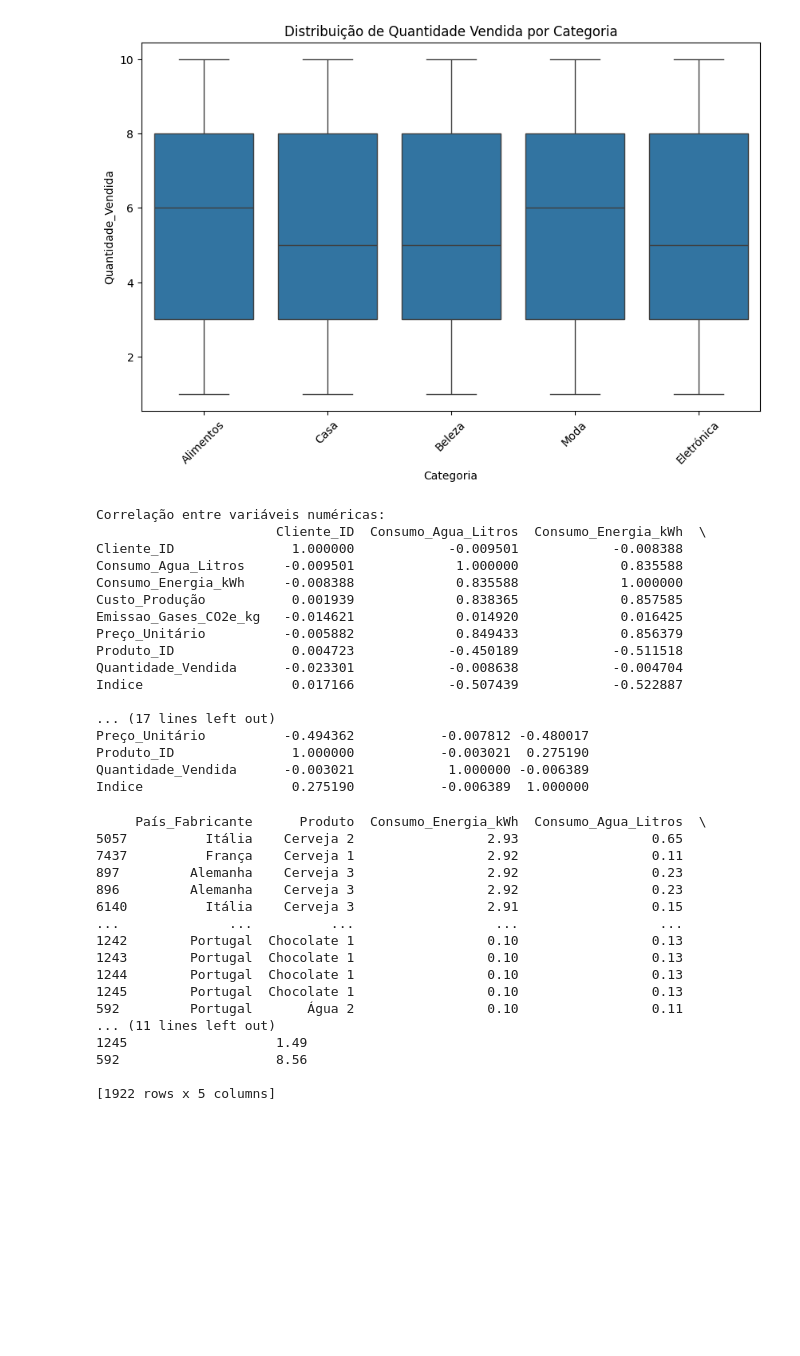
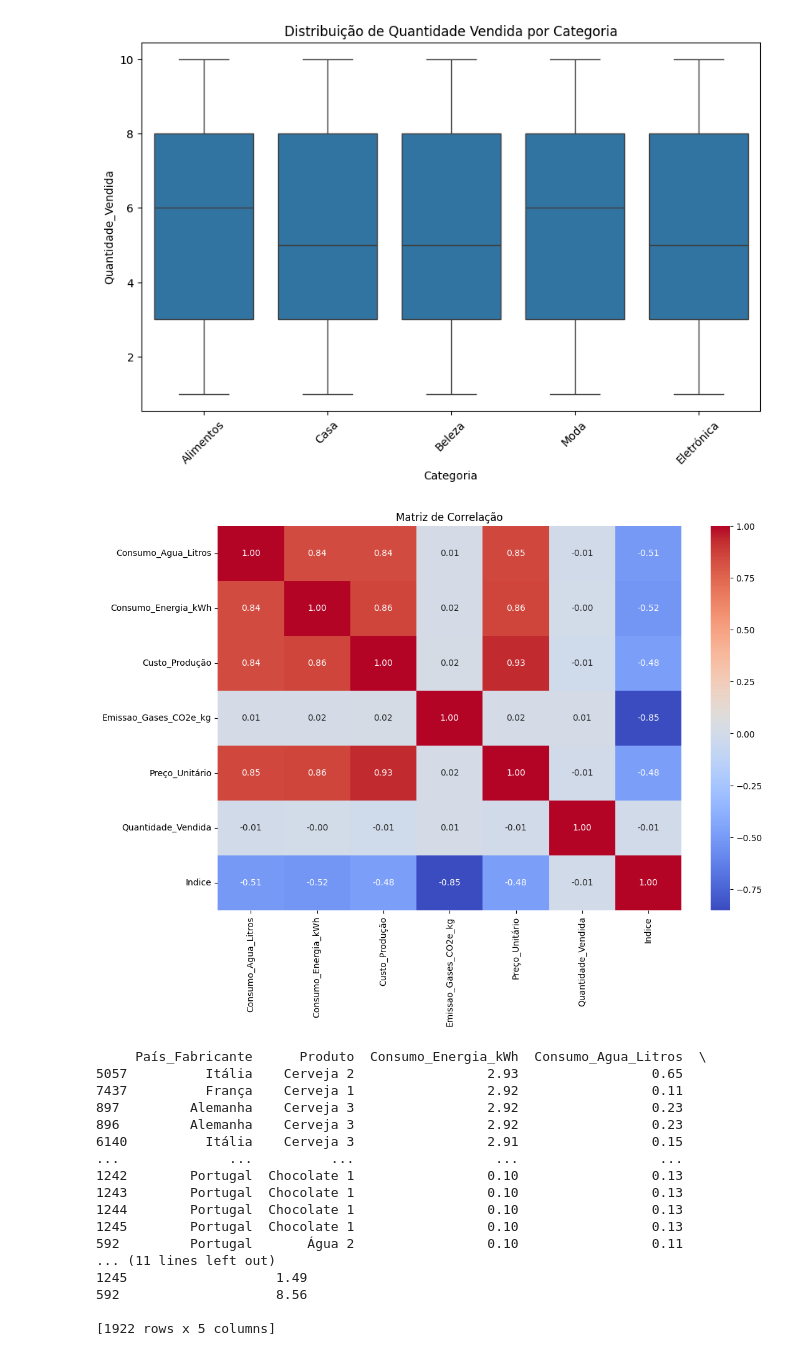
Before and after one commit to leandromicael123/Datathon, a Jupyter notebook: datathon/jupyter.ipynb, the cells around one changed output. Cells and saved outputs as stored; diff of their text form; code cells hidden in the pictures; blank space fills up the shorter version.

```diff
--- a/datathon/jupyter.ipynb
+++ b/datathon/jupyter.ipynb
@@ -93,26 +93,20 @@ plt.show()
 # %% [output]
 [figure]
 # %%
-print("\nCorrelação entre variáveis numéricas:")
-print(df.select_dtypes(include=['number']).corr())
+# Matriz de correlação
+df = df.drop(columns=['Cliente_ID'], errors='ignore')
+df = df.drop(columns=['Produto_ID'], errors='ignore')
+# Selecionar apenas as variáveis numéricas
+numerical_columns = df.select_dtypes(include=['float64', 'int64']).columns
+correlation_matrix = df[numerical_columns].corr()
+
+# Visualização da matriz de correlação
+plt.figure(figsize=(12, 8))
+sns.heatmap(correlation_matrix, annot=True, cmap='coolwarm', fmt=".2f")
+plt.title('Matriz de Correlação')
+plt.show()
 # %% [output]
-Correlação entre variáveis numéricas:
-                       Cliente_ID  Consumo_Agua_Litros  Consumo_Energia_kWh  \
-Cliente_ID               1.000000            -0.009501            -0.008388
-Consumo_Agua_Litros     -0.009501             1.000000             0.835588
-Consumo_Energia_kWh     -0.008388             0.835588             1.000000
-Custo_Produção           0.001939             0.838365             0.857585
-Emissao_Gases_CO2e_kg   -0.014621             0.014920             0.016425
-Preço_Unitário          -0.005882             0.849433             0.856379
-Produto_ID               0.004723            -0.450189            -0.511518
-Quantidade_Vendida      -0.023301            -0.008638            -0.004704
-Indice                   0.017166            -0.507439            -0.522887
-
-... (17 lines left out)
-Preço_Unitário          -0.494362           -0.007812 -0.480017
-Produto_ID               1.000000           -0.003021  0.275190
-Quantidade_Vendida      -0.003021            1.000000 -0.006389
-Indice                   0.275190           -0.006389  1.000000
+[figure, added]
 # %%
 # Visualização: Mapa de calor de correlação
 plt.figure(figsize=(10, 6))
```
Also changed, not shown: 3 other files.
